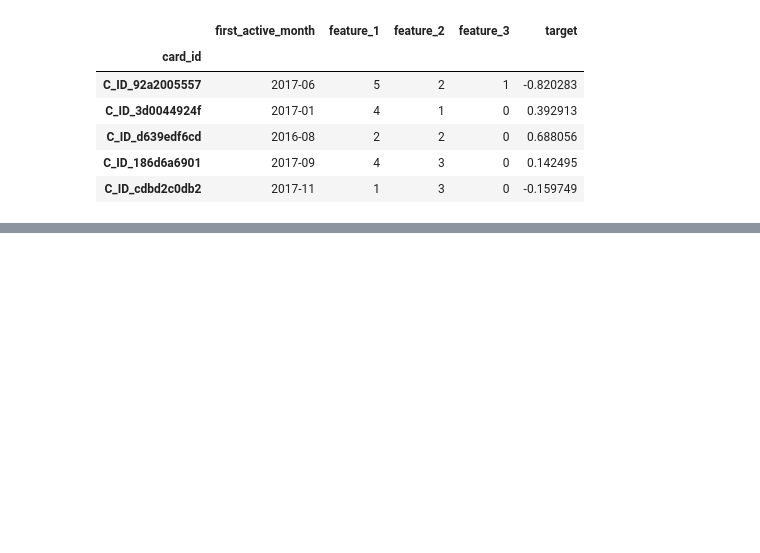
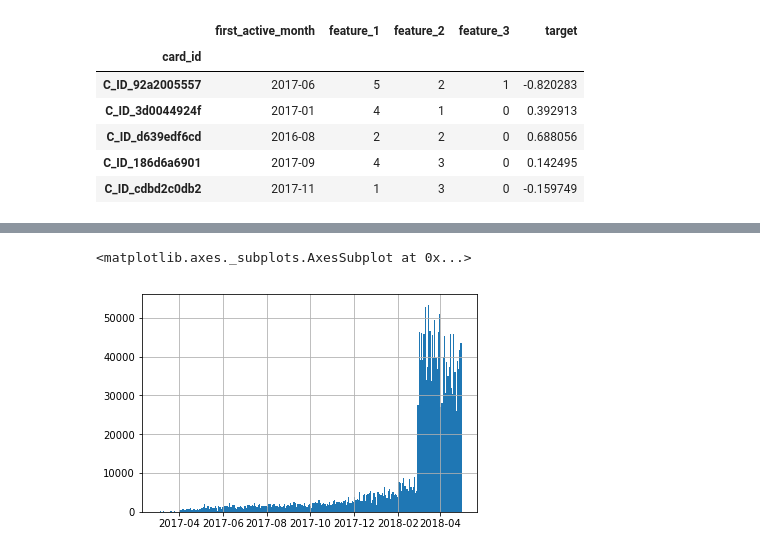
Before and after one commit to MitsuruFujiwara/Elo-Merchant-Category-Recommendation, a Jupyter notebook: src/901_EDA.ipynb, the cells around one changed output, grey strips where cells are left out. Cells and saved outputs as stored; diff of their text form; code cells hidden in the pictures; blank space fills up the shorter version.

```diff
--- a/src/901_EDA.ipynb
+++ b/src/901_EDA.ipynb
@@ -86,0 +104,5 @@ train_df[train_df.outliers==0].sort_values('target')[-100:].to_csv('../share/tar
+# %%
+new_merchant_transactions.purchase_date.hist(bins=255)
+# %% [output]
+<matplotlib.axes._subplots.AxesSubplot at 0x...>
+[figure, added]
```
Also changed, not shown: parts of 13 cells of this notebook, 2 other files.
